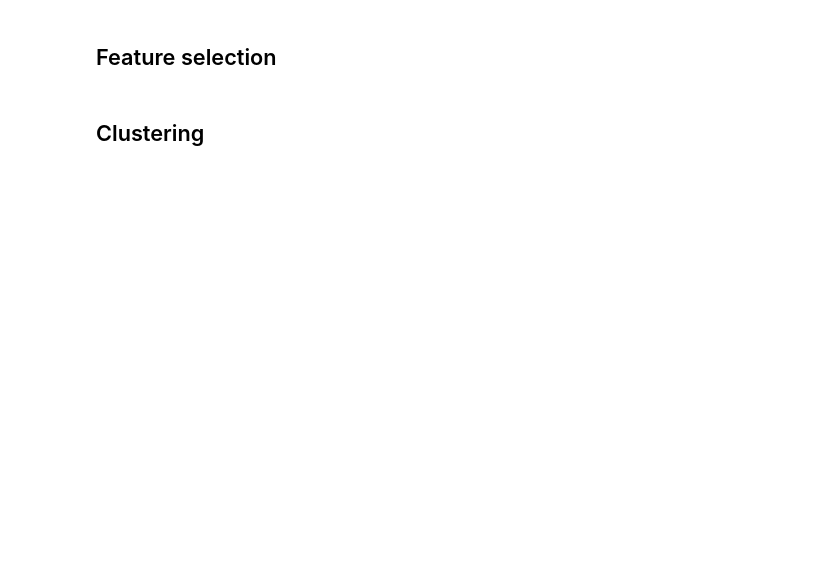
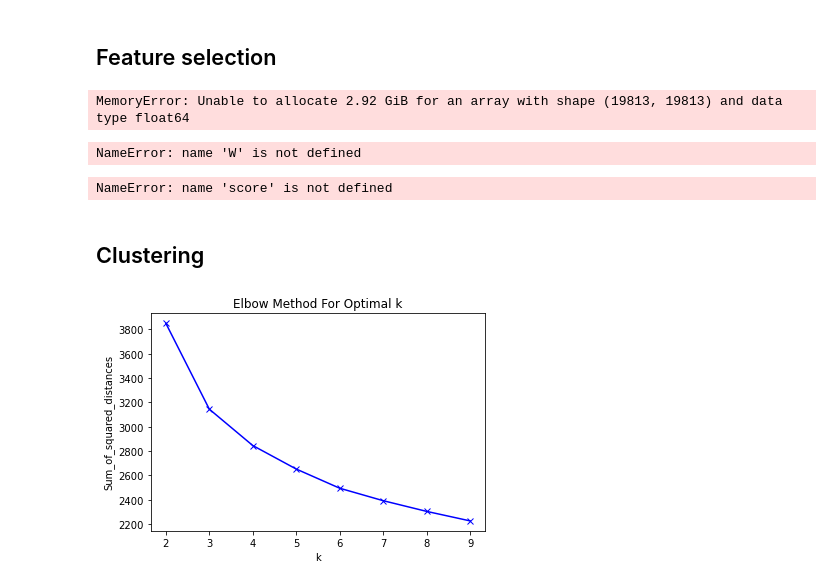
Before and after one commit to dhbangtroi/dss-thesis, a Jupyter notebook: CODES/Thesis-Draft-Codes.ipynb, the cells around one changed output. Drawn from its saved outputs; the diff is of its cells as text; code cells hidden in the pictures; blank space fills up the shorter version.

```diff
--- a/CODES/Thesis-Draft-Codes.ipynb
+++ b/CODES/Thesis-Draft-Codes.ipynb
@@ -234,0 +359,6 @@ df['clean_qualification'][2]
+# %%
+tqdm.pandas(desc="Job Skill Keyphrase Extraction")
+clean_skill_df = clean_skill_df.progress_applymap(
+    lambda x: extract_keyphrases(x, spec_chars=spec_chars, stop_words=stop_words)
+)
+clean_skill_df
@@ -234,0 +413,3 @@ df['clean_qualification'][2]
+# %%
+corpus = feat_df['job_qualification'].values.tolist()
+corpus[:2]
@@ -234,0 +434,2 @@ df['clean_qualification'][2]
+# %%
+word2vec = Word2Vec(corpus, min_count=2)
@@ -235,4 +473,35 @@ df['clean_qualification'][2]
 # %% [markdown]
 ## Feature selection
+# %%
+kwargs_W = {
+    "metric": "euclidean",
+    "neighbor_mode": "knn",
+    "weight_mode": "heat_kernel",
+    "k": 5,
+    "t": 1,
+}
+
+V = word2vec.wv.index_to_key
+X = np.zeros((len(V), word2vec.vector_size))
+
+for index, word in enumerate(V):
+    X[index, :] += word2vec.wv[word]
+
+W = construct_W.construct_W(X)
+# %% [output]
+MemoryError: Unable to allocate 2.92 GiB for an array with shape (19813, 19813) and data type float64
+# %%
+score = lap_score.lap_score(X, W=W)
+print(score)
+# %% [output]
+NameError: name 'W' is not defined
+# %%
+idx = lap_score.feature_ranking(score)
+print(idx)
+
+num_fea = 5
+selected_features = X[:, idx[0:num_fea]]
+# %% [output]
+NameError: name 'score' is not defined
 # %% [markdown]
 ## Clustering
@@ -244,15 +508,20 @@ df['clean_qualification'][2]
+# %%
+Sum_of_squared_distances = []
+silho_scores = []
+K = range(2, 10)
+for k in K:
+    km = KMeans(n_clusters=k, max_iter=50, n_init=10, random_state=6886)
+    km = km.fit(X)
+    Sum_of_squared_distances.append(km.inertia_)
+
+    labels = km.labels_
+    silhouette_score = metrics.silhouette_score(X, labels, metric="euclidean")
+    silho_scores.append(silhouette_score)
 # %%
-# import matplotlib.pyplot as plt
-# from sklearn.cluster import KMeans
-
-# Sum_of_squared_distances = []
-# K = range(2, 10)
-# for k in K:
-#     km = KMeans(n_clusters=k, max_iter=200, n_init=10)
-#     km = km.fit(X)
-#     Sum_of_squared_distances.append(km.inertia_)
-# plt.plot(K, Sum_of_squared_distances, "bx-")
-# plt.xlabel("k")
-# plt.ylabel("Sum_of_squared_distances")
-# plt.title("Elbow Method For Optimal k")
-# plt.show()
+plt.plot(K, Sum_of_squared_distances, "bx-")
+plt.xlabel("k")
+plt.ylabel("Sum_of_squared_distances")
+plt.title("Elbow Method For Optimal k")
+plt.show()
+# %% [output]
+[figure, added]
```
Also changed, not shown: parts of 39 cells of this notebook, 1 other file.
